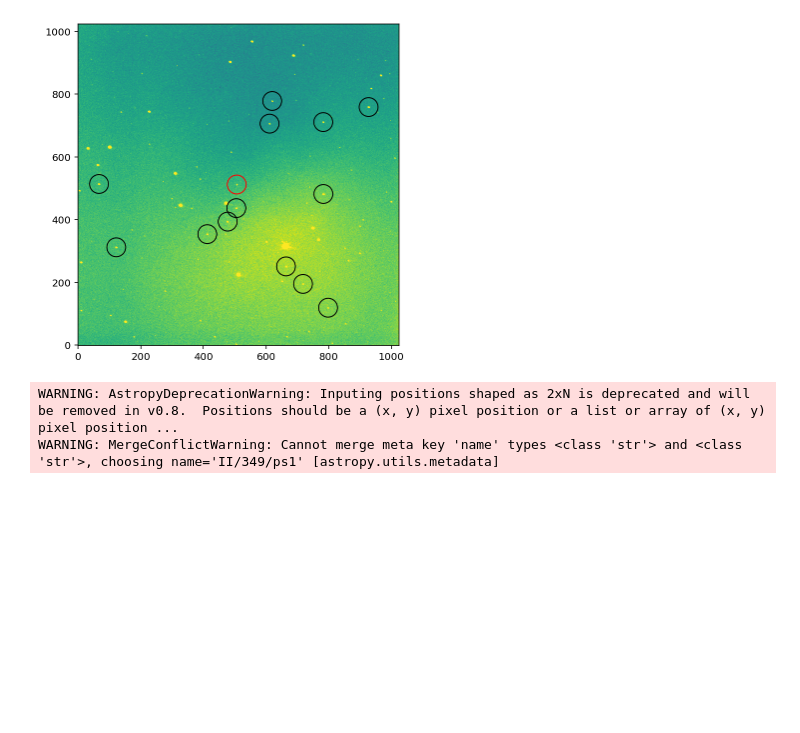
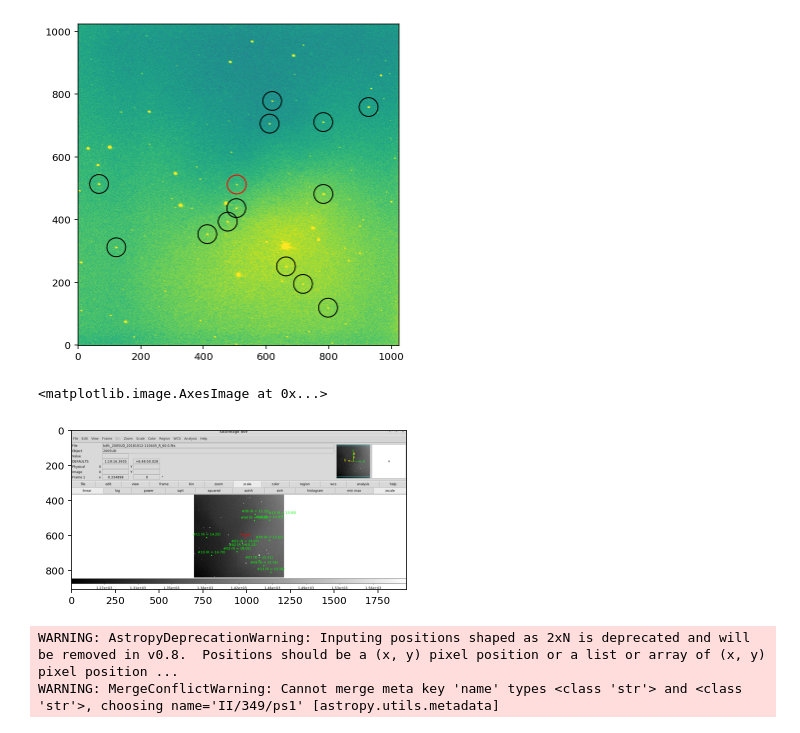
Before and after one commit to eunheeko/AO1, a Jupyter notebook: AO_TA_HW9_eunhee_ko.ipynb, the cells around one changed output. Saved outputs shown, nothing was run; the diff lists cells and outputs as text; code cells hidden in the pictures; blank space fills up the shorter version.

```diff
--- a/AO_TA_HW9_eunhee_ko.ipynb
+++ b/AO_TA_HW9_eunhee_ko.ipynb
@@ -259,6 +259,12 @@ WARNING: AstropyDeprecationWarning: Inputing positions shaped as 2xN is deprecat
 #problem 9
 regpath = fpath.parent/f"{fpath.stem}.reg"
 mkreg(stars, row, 2.*fwhm_arcsec, regpath)
+# %%
+a = plt.imread(TOPPATH/'hw9_screenshot.PNG')
+plt.imshow(a)
+# %% [output]
+<matplotlib.image.AxesImage at 0x...>
+[figure, added]
 # %%
 #Aperture photometry
 #problem 1
```
Also changed, not shown: parts of 4 cells of this notebook.
